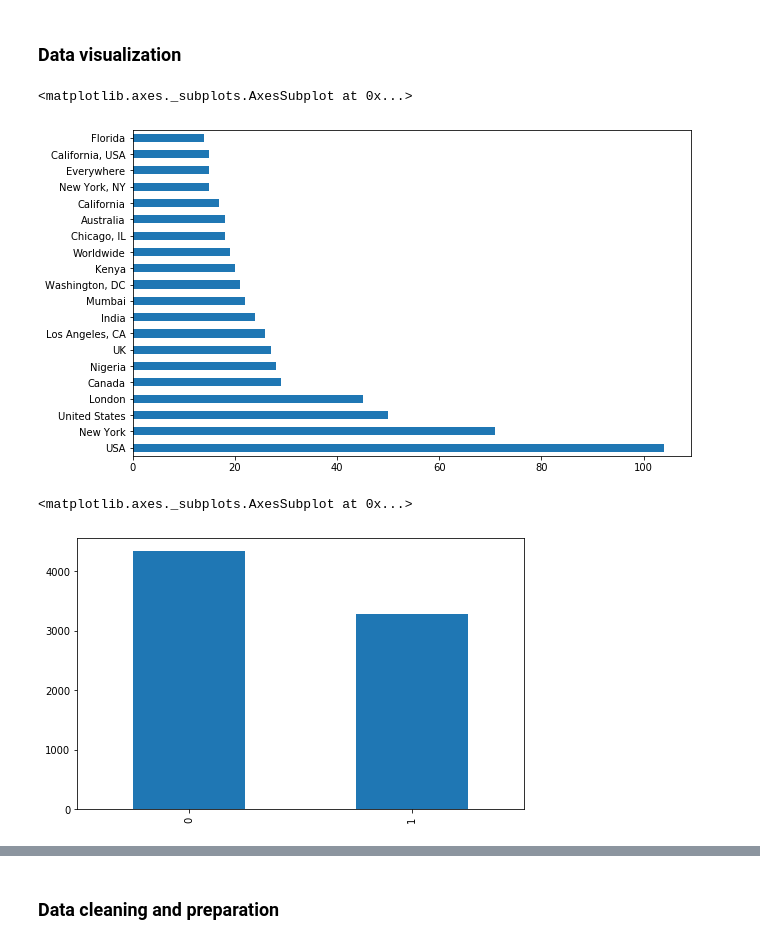
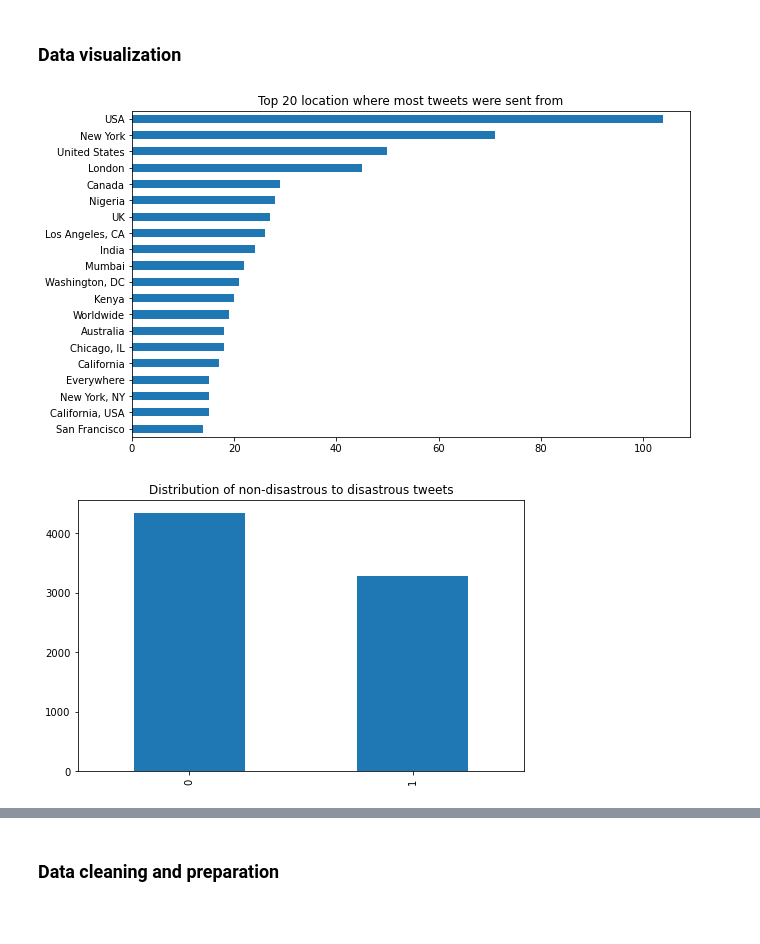
Before and after one commit to kvan493/Real-or-Not-NLP-with-Disaster-Tweets-from-Kaggle, a Jupyter notebook: Real_or_Not_NLP_disaster_tweets_kaggle.ipynb, the cells around one changed output, grey strips where cells are left out. Drawn from its saved outputs; the diff is of its cells as text; code cells hidden in the pictures; blank space fills up the shorter version.

```diff
--- a/Real_or_Not_NLP_disaster_tweets_kaggle.ipynb
+++ b/Real_or_Not_NLP_disaster_tweets_kaggle.ipynb
@@ -203,13 +237,15 @@ Name: location, Length: 100, dtype: int64
 ### Data visualization
 # %%
 #Viewing the top 20 frequently used location
-train.location.value_counts()[:20].plot(kind = 'barh', figsize = (10, 6))
+train.location.value_counts()[:20].sort_values().plot(kind = 'barh', figsize = (10, 6))
+plt.title('Top 20 location where most tweets were sent from')
+plt.show();
 # %% [output]
-<matplotlib.axes._subplots.AxesSubplot at 0x...>
-[figure, old version]
+[figure, new version]
 # %%
 #Viewing distribution of non-disastrous vs. disastrous tweets
 train['target'].value_counts().plot(kind = 'bar', figsize = (8, 5))
+plt.title('Distribution of non-disastrous to disastrous tweets')
+plt.show();
 # %% [output]
-<matplotlib.axes._subplots.AxesSubplot at 0x...>
-[figure, old version]
+[figure, new version]
```
Also changed, not shown: parts of 62 cells of this notebook.
